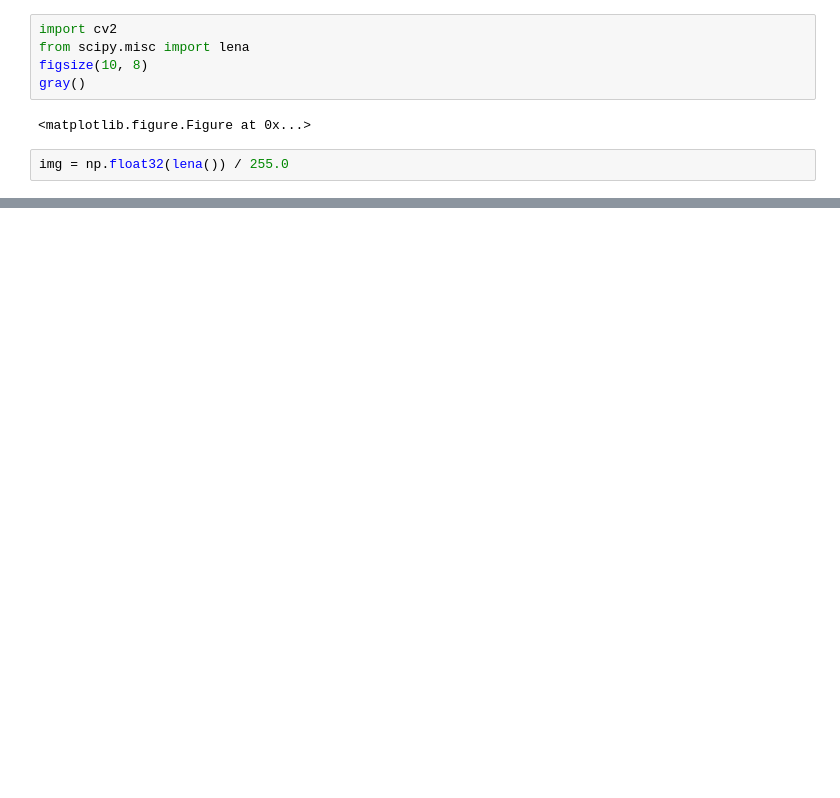
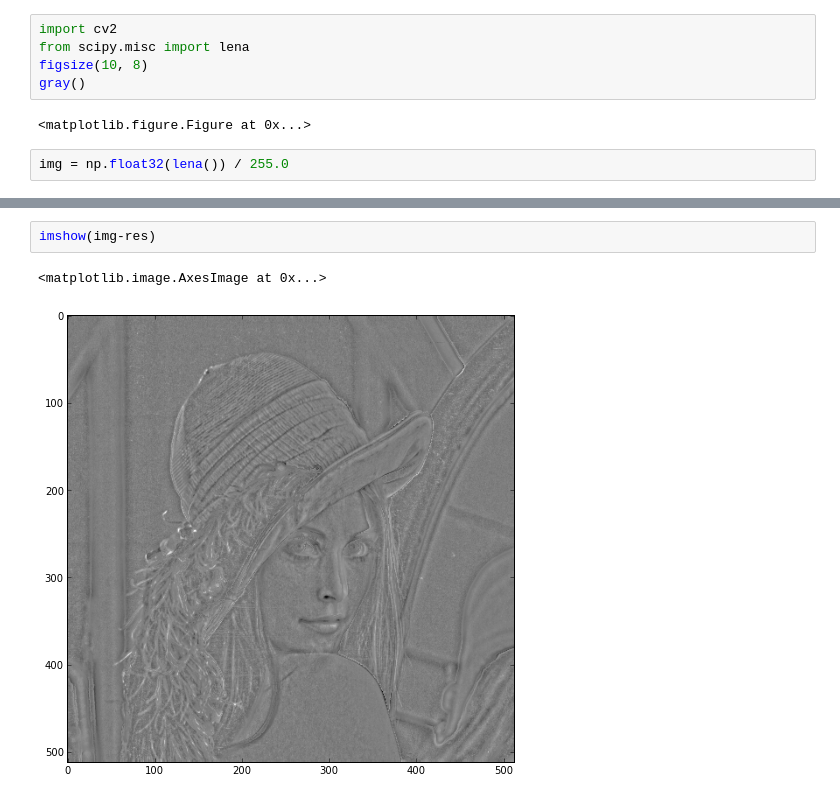
Before and after one commit to znah/notebooks, a Jupyter notebook: adaptive_manifolds.ipynb, the cells around one changed output, grey strips where cells are left out. Saved outputs shown, nothing was run; the diff lists cells and outputs as text; blank space fills up the shorter version.

```diff
--- a/adaptive_manifolds.ipynb
+++ b/adaptive_manifolds.ipynb
@@ -50,0 +44,5 @@ imshow(res)
+# %%
+imshow(img-res)
+# %% [output]
+<matplotlib.image.AxesImage at 0x...>
+[figure, added]
```
Also changed, not shown: parts of 6 cells of this notebook, 1 other file.
